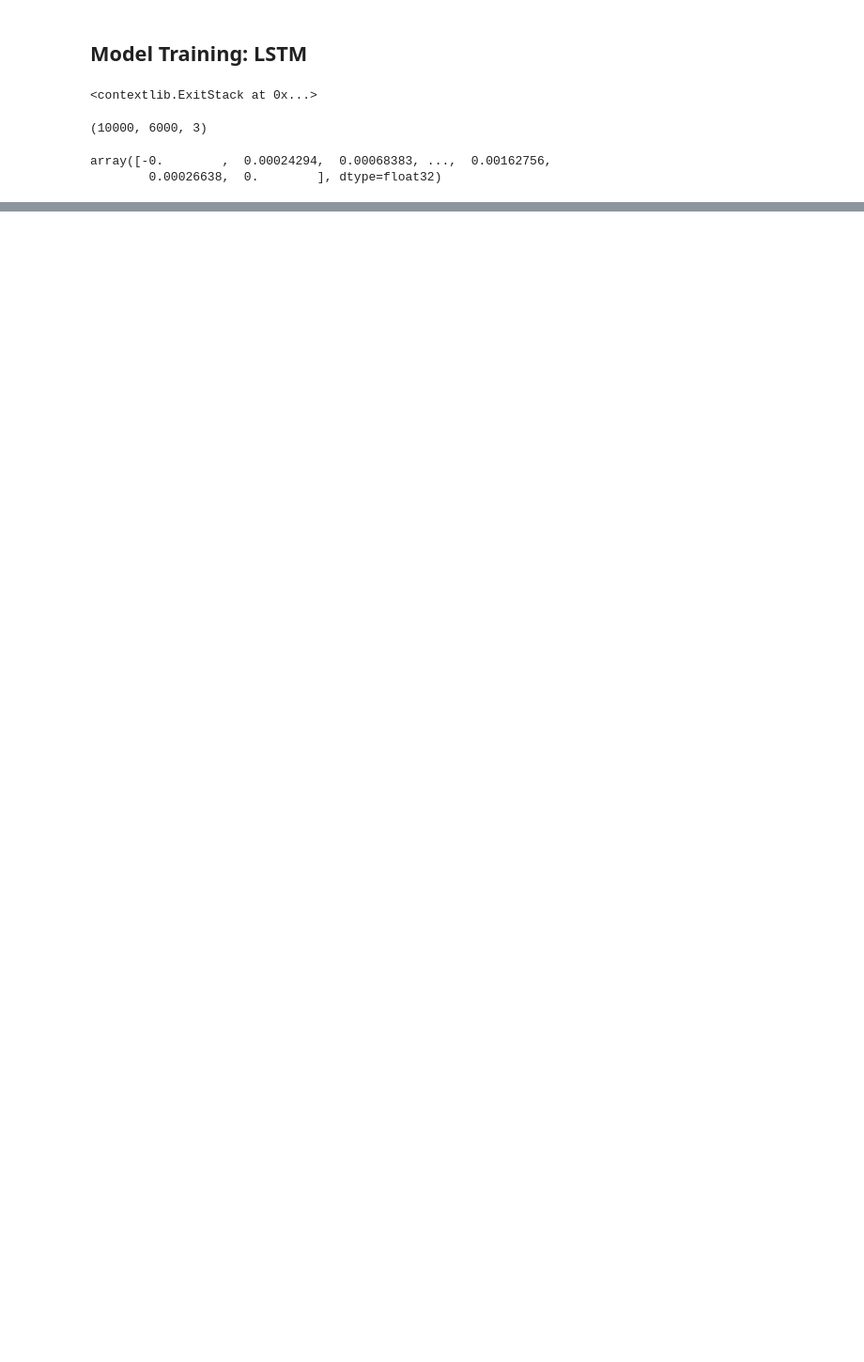
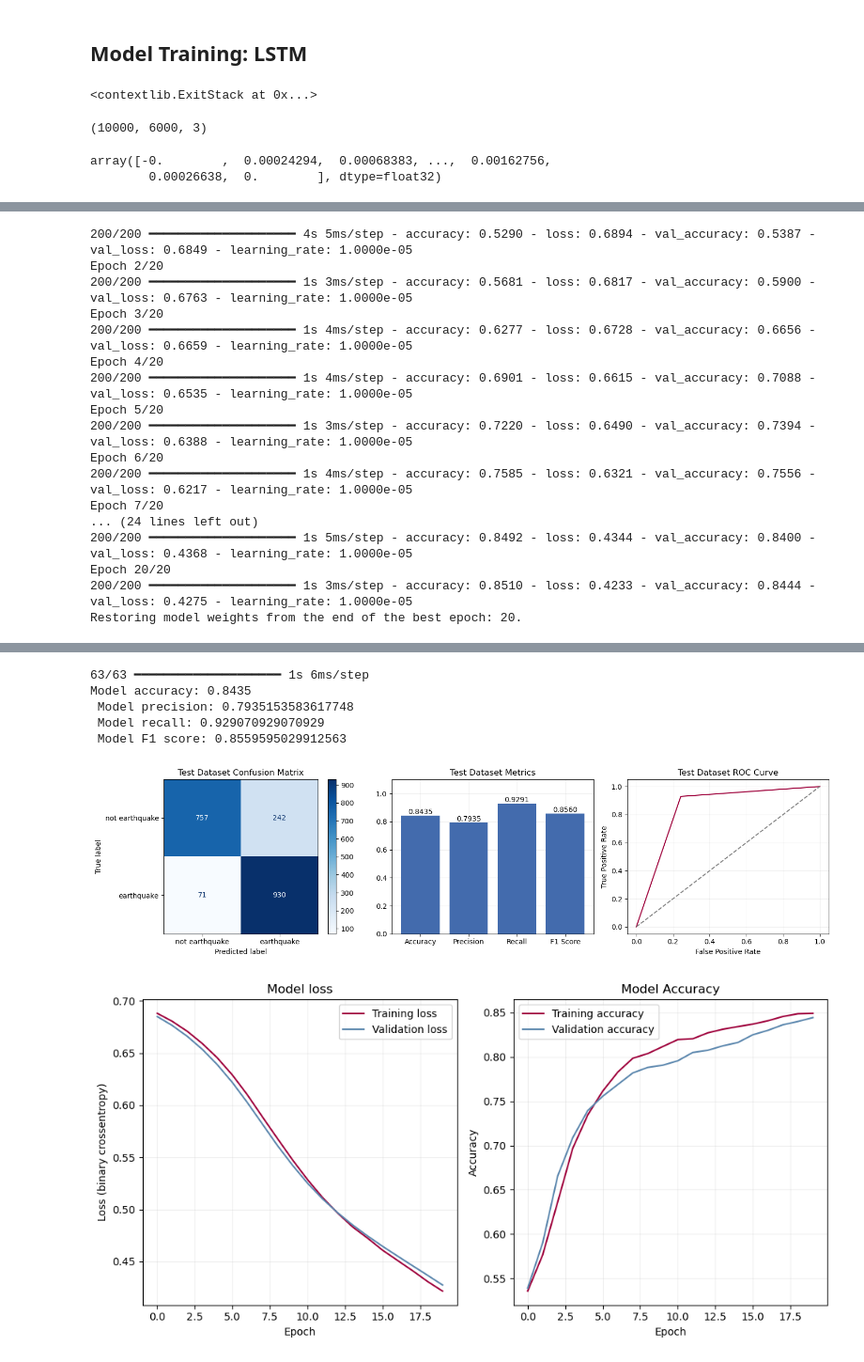
Before and after one commit to kaelynn-rose/Earthquake_Detection, a Jupyter notebook: notebooks/model_training_lstm.ipynb, the cells around one changed output, grey strips where cells are left out. Shown at 94% size. Drawn from its saved outputs; the diff is of its cells as text; code cells hidden in the pictures; blank space fills up the shorter version.

Commit message:
Added LSTM model architectures

```diff
--- a/notebooks/model_training_lstm.ipynb
+++ b/notebooks/model_training_lstm.ipynb
@@ -56 +66,4 @@ signal_envelopes = np.array([hilbert_transform_rolling_avg(raw_signal) for raw_s
+# %%
+# These are the envelopes that will be used for model training
+signal_envelopes_resamp = np.array([hilbert_transform_rolling_avg(raw_signal, resampled=True) for raw_signal in raw_signals])
 # %%
@@ -62,0 +91,31 @@ ax2.plot(raw_signals[0][:,2], color='darkgrey', linewidth=0.3)
+# %%
+signal_envelopes_resamp = np.reshape(signal_envelopes_resamp, (signal_envelopes_resamp.shape[0], 1, signal_envelopes_resamp.shape[1]))
+envelopes_earthquakes_only = np.reshape(envelopes_earthquakes_only, (envelopes_earthquakes_only.shape[0], 1, envelopes_earthquakes_only.shape[1]))
+# %%
+def build_compile_classification_lstm(input_shape, learning_rate=1e-5, loss='binary_crossentropy', metrics=['accuracy']):
+    model = tf.keras.Sequential([
+        tf.keras.layers.SimpleRNN(64, input_shape=input_shape, return_sequences=True),
+        tf.keras.layers.LSTM(64, input_shape=input_shape, return_sequences=True),
+        tf.keras.layers.Dropout(0.2),
+        tf.keras.layers.LSTM(32, return_sequences=False),
+        tf.keras.layers.Dense(16, activation='relu'),
+        tf.keras.layers.Dense(1, activation='sigmoid')
+    ])
+    opt = tf.keras.optimizers.Adam(learning_rate=learning_rate)
+    model.compile(optimizer=opt, loss=loss, metrics=metrics)
+    return model
+# %%
+# Set up model callbacks
+epochs = 20
+callbacks_c = architectures.callbacks_setup(model_tag='lstm_classification', epochs=epochs)
+
+# Fit model
+train_dataset_c, val_dataset_c, test_dataset_c = training_utils.prepare_datasets(imgs=signal_envelopes_resamp, labels=classifier_labels, batch_size=32)
+input_shape = (signal_envelopes_resamp.shape[1], signal_envelopes_resamp.shape[2])
+classifier_model = build_compile_classification_lstm(input_shape=input_shape, learning_rate=1e-5, loss='binary_crossentropy', metrics=['accuracy'])
+classifier_history = classifier_model.fit(train_dataset_c, epochs=epochs, callbacks=callbacks_c, validation_data=val_dataset_c)
+
+# Evaluate model and plot results
+training_utils.evaluate_classification_model(classifier_model, test_dataset_c)
+training_utils.plot_training_history(classifier_history)
+# %% [output]
@@ -62,0 +123,17 @@ ax2.plot(raw_signals[0][:,2], color='darkgrey', linewidth=0.3)
+200/200 ━━━━━━━━━━━━━━━━━━━━ 4s 5ms/step - accuracy: 0.5290 - loss: 0.6894 - val_accuracy: 0.5387 - val_loss: 0.6849 - learning_rate: 1.0000e-05
+Epoch 2/20
+200/200 ━━━━━━━━━━━━━━━━━━━━ 1s 3ms/step - accuracy: 0.5681 - loss: 0.6817 - val_accuracy: 0.5900 - val_loss: 0.6763 - learning_rate: 1.0000e-05
+Epoch 3/20
+200/200 ━━━━━━━━━━━━━━━━━━━━ 1s 4ms/step - accuracy: 0.6277 - loss: 0.6728 - val_accuracy: 0.6656 - val_loss: 0.6659 - learning_rate: 1.0000e-05
+Epoch 4/20
+200/200 ━━━━━━━━━━━━━━━━━━━━ 1s 4ms/step - accuracy: 0.6901 - loss: 0.6615 - val_accuracy: 0.7088 - val_loss: 0.6535 - learning_rate: 1.0000e-05
+Epoch 5/20
+200/200 ━━━━━━━━━━━━━━━━━━━━ 1s 3ms/step - accuracy: 0.7220 - loss: 0.6490 - val_accuracy: 0.7394 - val_loss: 0.6388 - learning_rate: 1.0000e-05
+Epoch 6/20
+200/200 ━━━━━━━━━━━━━━━━━━━━ 1s 4ms/step - accuracy: 0.7585 - loss: 0.6321 - val_accuracy: 0.7556 - val_loss: 0.6217 - learning_rate: 1.0000e-05
+Epoch 7/20
+... (24 lines left out)
+200/200 ━━━━━━━━━━━━━━━━━━━━ 1s 5ms/step - accuracy: 0.8492 - loss: 0.4344 - val_accuracy: 0.8400 - val_loss: 0.4368 - learning_rate: 1.0000e-05
+Epoch 20/20
+200/200 ━━━━━━━━━━━━━━━━━━━━ 1s 3ms/step - accuracy: 0.8510 - loss: 0.4233 - val_accuracy: 0.8444 - val_loss: 0.4275 - learning_rate: 1.0000e-05
+Restoring model weights from the end of the best epoch: 20.
@@ -62,0 +141,7 @@ ax2.plot(raw_signals[0][:,2], color='darkgrey', linewidth=0.3)
+63/63 ━━━━━━━━━━━━━━━━━━━━ 1s 6ms/step
+Model accuracy: 0.8435
+ Model precision: 0.7935153583617748
+ Model recall: 0.929070929070929
+ Model F1 score: 0.8559595029912563
+[figure, added]
+[figure, added]
```
Also changed, not shown: parts of 9 cells of this notebook, 5 other files.
